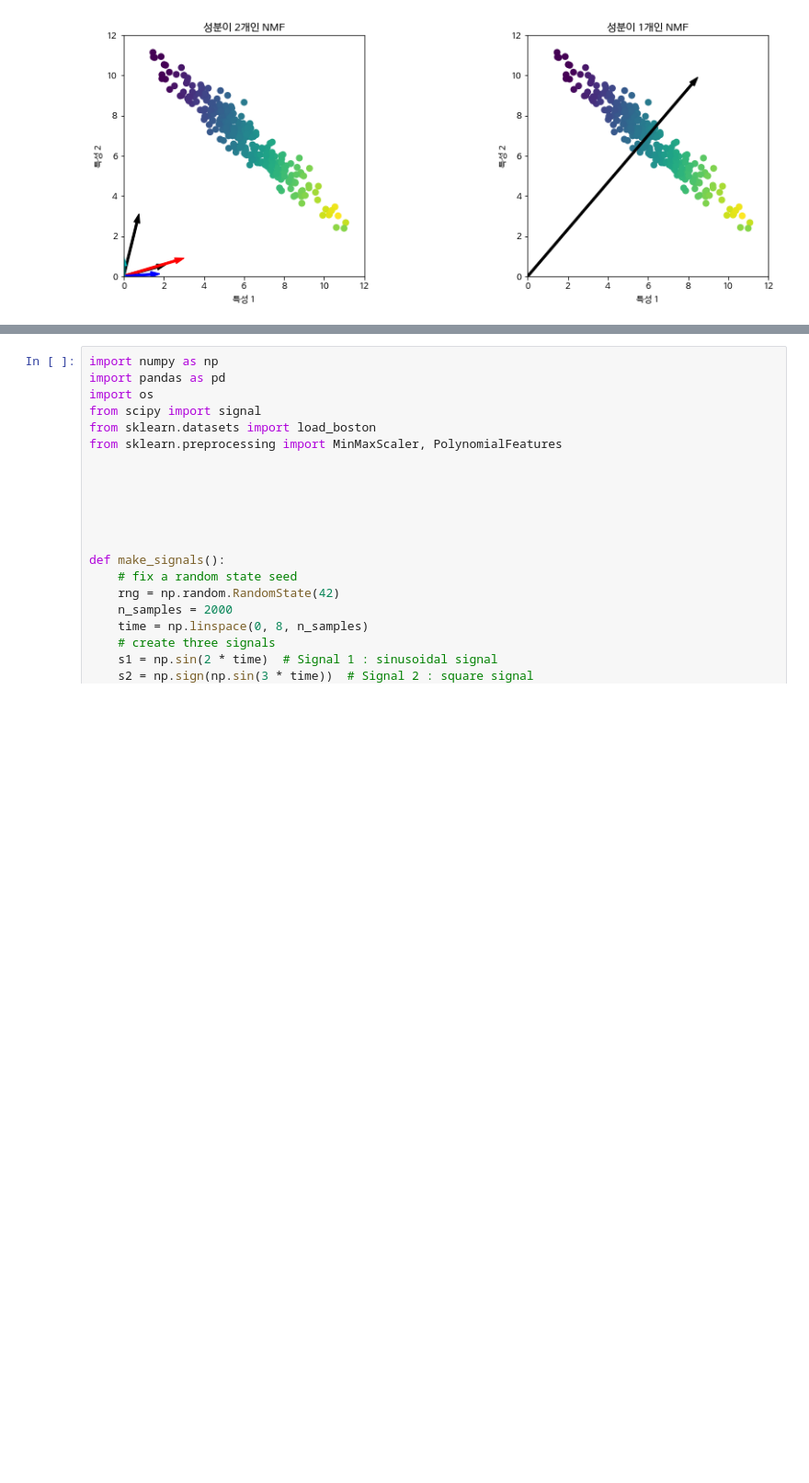
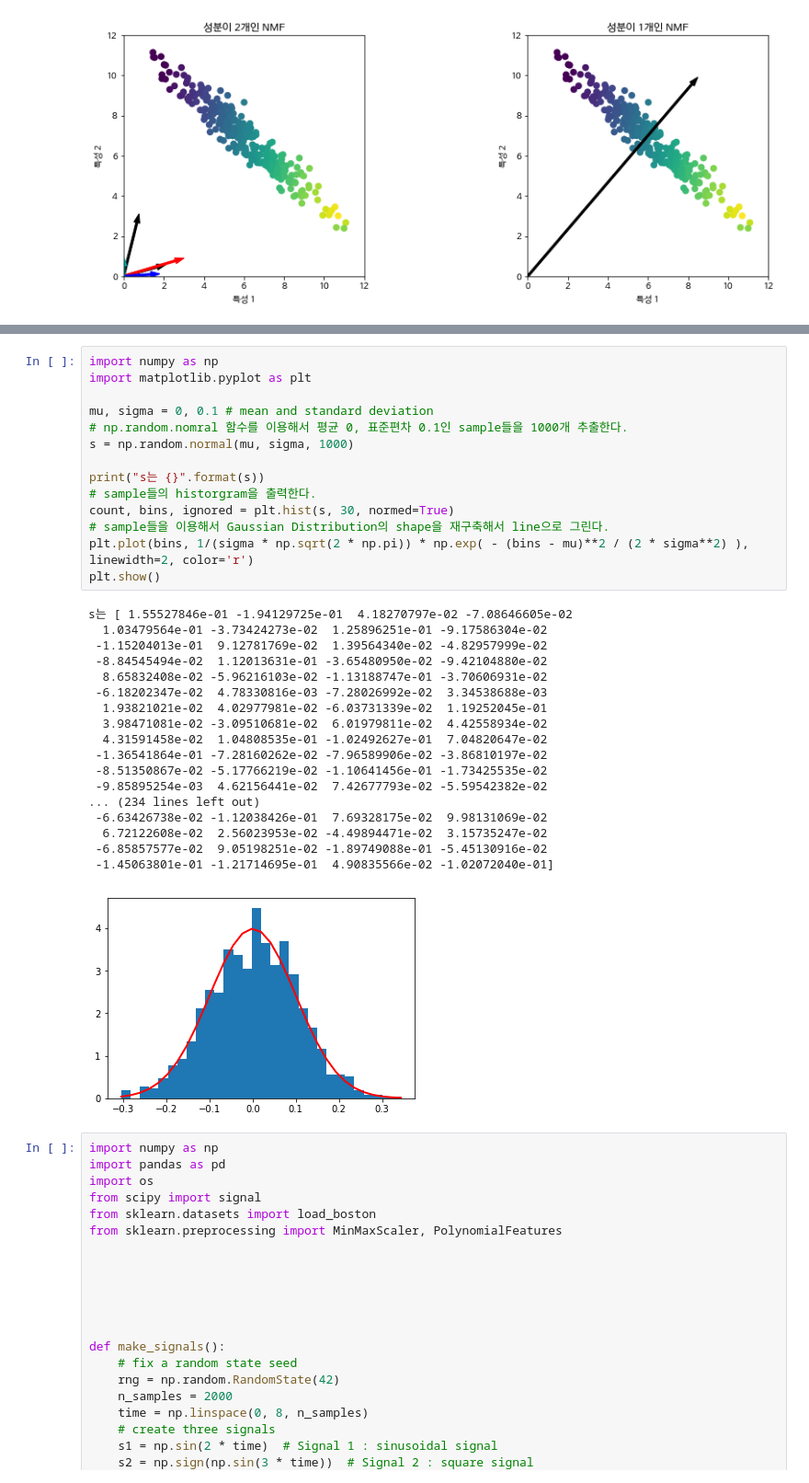
Before and after one commit to DannyKang/introduction_to_ml_with_python, a Jupyter notebook: 03-test.ipynb, the cells around one changed output, grey strips where cells are left out. Shown at 92% size. Cells and saved outputs as stored; diff of their text form; blank space fills up the shorter version.

```diff
--- a/03-test.ipynb
+++ b/03-test.ipynb
@@ -699,3 +739,36 @@ X_는 [[ 0.441 -0.331]
+# %%
+import numpy as np
+import matplotlib.pyplot as plt
+
+mu, sigma = 0, 0.1 # mean and standard deviation
+# np.random.nomral 함수를 이용해서 평균 0, 표준편차 0.1인 sample들을 1000개 추출한다.
+s = np.random.normal(mu, sigma, 1000)
+
+print("s는 {}".format(s))
+# sample들의 historgram을 출력한다.
+count, bins, ignored = plt.hist(s, 30, normed=True)
+# sample들을 이용해서 Gaussian Distribution의 shape을 재구축해서 line으로 그린다.
+plt.plot(bins, 1/(sigma * np.sqrt(2 * np.pi)) * np.exp( - (bins - mu)**2 / (2 * sigma**2) ), linewidth=2, color='r')
+plt.show()
+# %% [output]
+s는 [ 1.55527846e-01 -1.94129725e-01  4.18270797e-02 -7.08646605e-02
+  1.03479564e-01 -3.73424273e-02  1.25896251e-01 -9.17586304e-02
+ -1.15204013e-01  9.12781769e-02  1.39564340e-02 -4.82957999e-02
+ -8.84545494e-02  1.12013631e-01 -3.65480950e-02 -9.42104880e-02
+  8.65832408e-02 -5.96216103e-02 -1.13188747e-01 -3.70606931e-02
+ -6.18202347e-02  4.78330816e-03 -7.28026992e-02  3.34538688e-03
+  1.93821021e-02  4.02977981e-02 -6.03731339e-02  1.19252045e-01
+  3.98471081e-02 -3.09510681e-02  6.01979811e-02  4.42558934e-02
+  4.31591458e-02  1.04808535e-01 -1.02492627e-01  7.04820647e-02
+ -1.36541864e-01 -7.28160262e-02 -7.96589906e-02 -3.86810197e-02
+ -8.51350867e-02 -5.17766219e-02 -1.10641456e-01 -1.73425535e-02
+ -9.85895254e-03  4.62156441e-02  7.42677793e-02 -5.59542382e-02
+... (234 lines left out)
+ -6.63426738e-02 -1.12038426e-01  7.69328175e-02  9.98131069e-02
+  6.72122608e-02  2.56023953e-02 -4.49894471e-02  3.15735247e-02
+ -6.85857577e-02  9.05198251e-02 -1.89749088e-01 -5.45130916e-02
+ -1.45063801e-01 -1.21714695e-01  4.90835566e-02 -1.02072040e-01]
+[figure, added]
 # %%
 import numpy as np
 import pandas as pd
```
Also changed, not shown: parts of 2 cells of this notebook, 1 other file.
